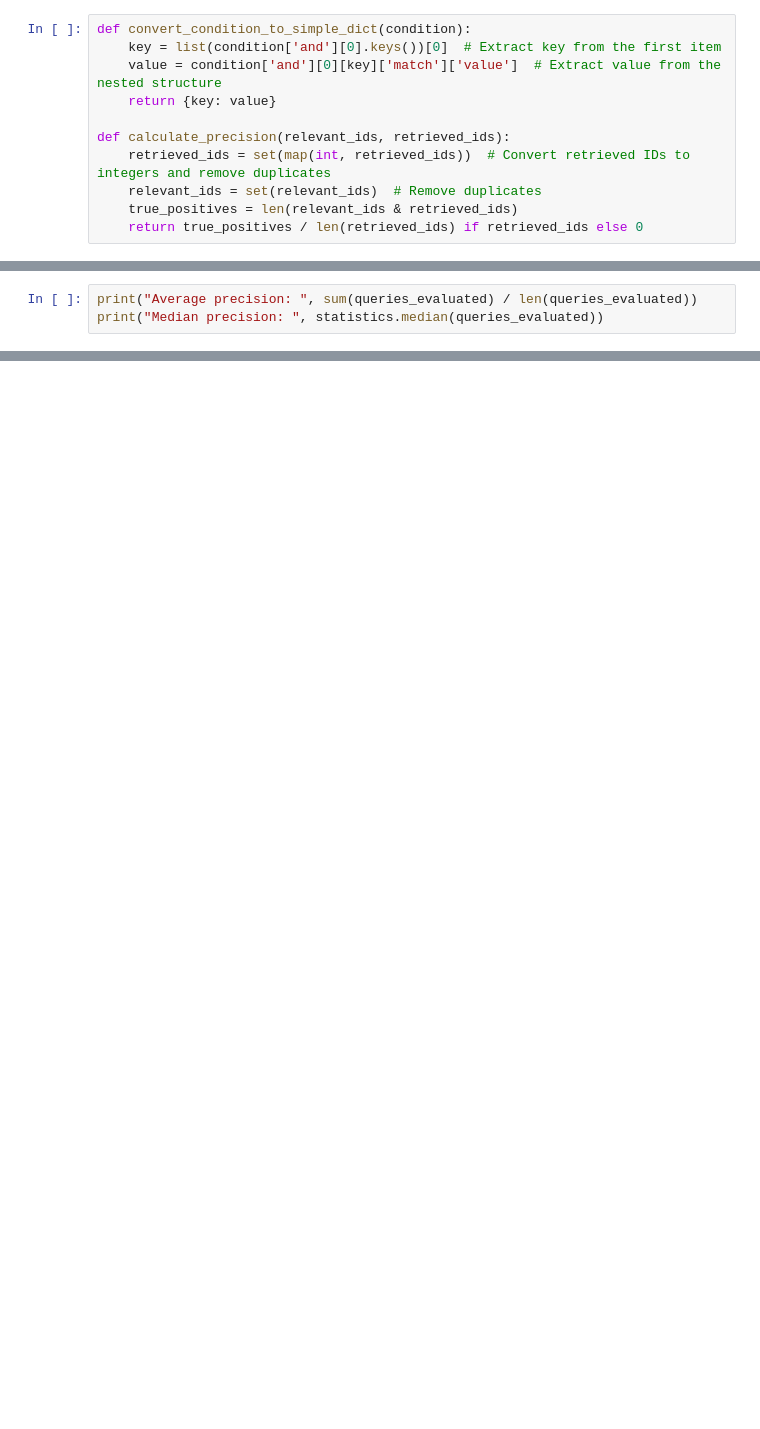
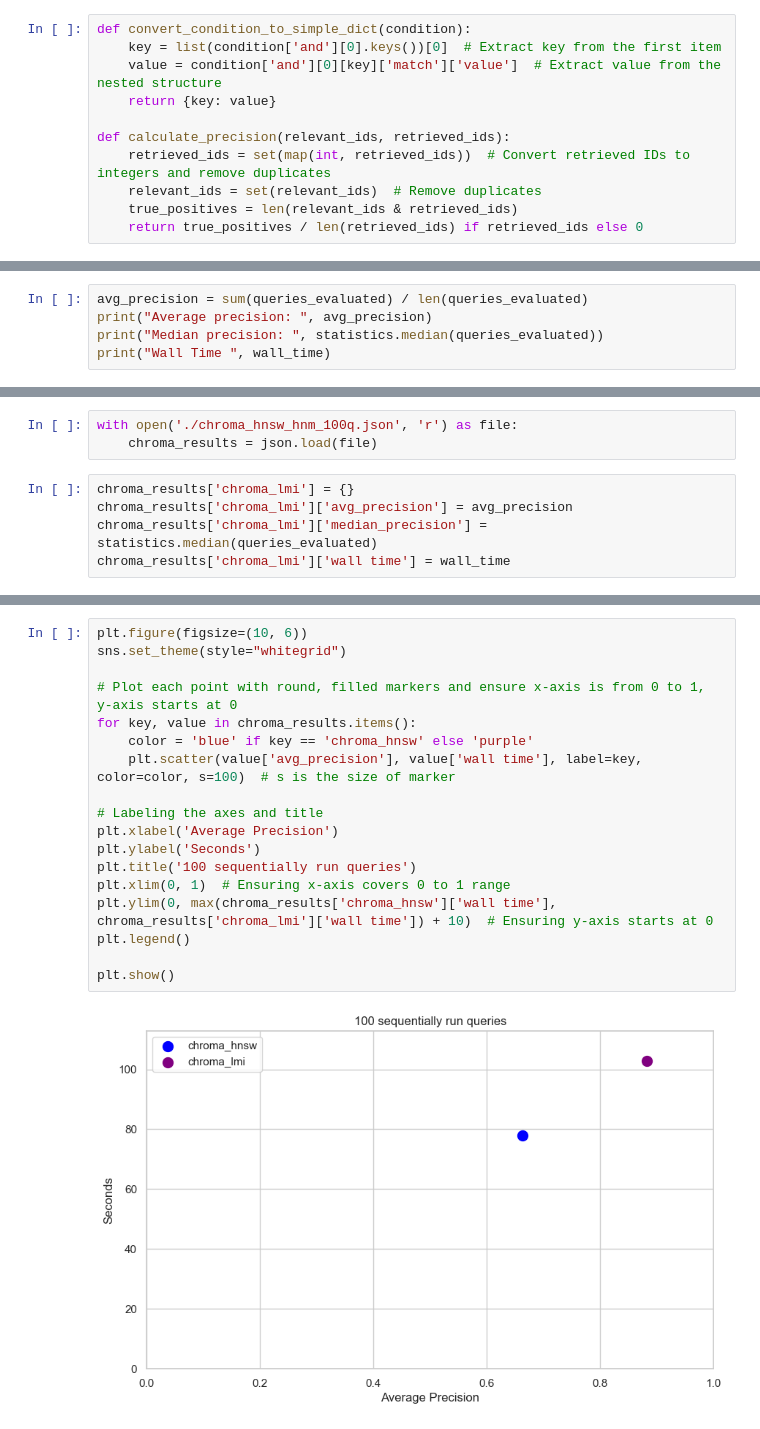
Before and after one commit to Zovi343/lvd, a Jupyter notebook: lmi_examples/query_hm.ipynb, the cells around one changed output, grey strips where cells are left out. Saved outputs shown, nothing was run; the diff lists cells and outputs as text; blank space fills up the shorter version.

```diff
--- a/lmi_examples/query_hm.ipynb
+++ b/lmi_examples/query_hm.ipynb
@@ -137,3 +261,5 @@ print("indexes with zero precision: ", indexes)
 # %%
-print("Average precision: ", sum(queries_evaluated) / len(queries_evaluated))
+avg_precision = sum(queries_evaluated) / len(queries_evaluated)
+print("Average precision: ", avg_precision)
 print("Median precision: ", statistics.median(queries_evaluated))
+print("Wall Time ", wall_time)
@@ -139,0 +270,8 @@ print("Median precision: ", statistics.median(queries_evaluated))
+# %%
+with open('./chroma_hnsw_hnm_100q.json', 'r') as file:
+    chroma_results = json.load(file)
+# %%
+chroma_results['chroma_lmi'] = {}
+chroma_results['chroma_lmi']['avg_precision'] = avg_precision
+chroma_results['chroma_lmi']['median_precision'] = statistics.median(queries_evaluated)
+chroma_results['chroma_lmi']['wall time'] = wall_time
@@ -139,0 +301,20 @@ print("Median precision: ", statistics.median(queries_evaluated))
+# %%
+plt.figure(figsize=(10, 6))
+sns.set_theme(style="whitegrid")
+
+# Plot each point with round, filled markers and ensure x-axis is from 0 to 1, y-axis starts at 0
+for key, value in chroma_results.items():
+    color = 'blue' if key == 'chroma_hnsw' else 'purple'
+    plt.scatter(value['avg_precision'], value['wall time'], label=key, color=color, s=100)  # s is the size of marker
+
+# Labeling the axes and title
+plt.xlabel('Average Precision')
+plt.ylabel('Seconds')
+plt.title('100 sequentially run queries')
+plt.xlim(0, 1)  # Ensuring x-axis covers 0 to 1 range
+plt.ylim(0, max(chroma_results['chroma_hnsw']['wall time'], chroma_results['chroma_lmi']['wall time']) + 10)  # Ensuring y-axis starts at 0
+plt.legend()
+
+plt.show()
+# %% [output]
+[figure, added]
```
Also changed, not shown: parts of 25 cells of this notebook, 1 other file.
